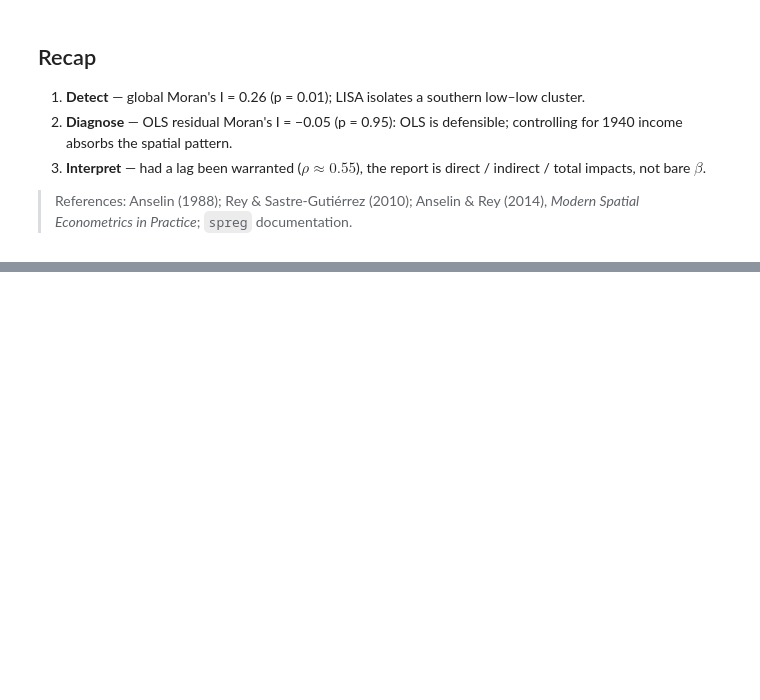
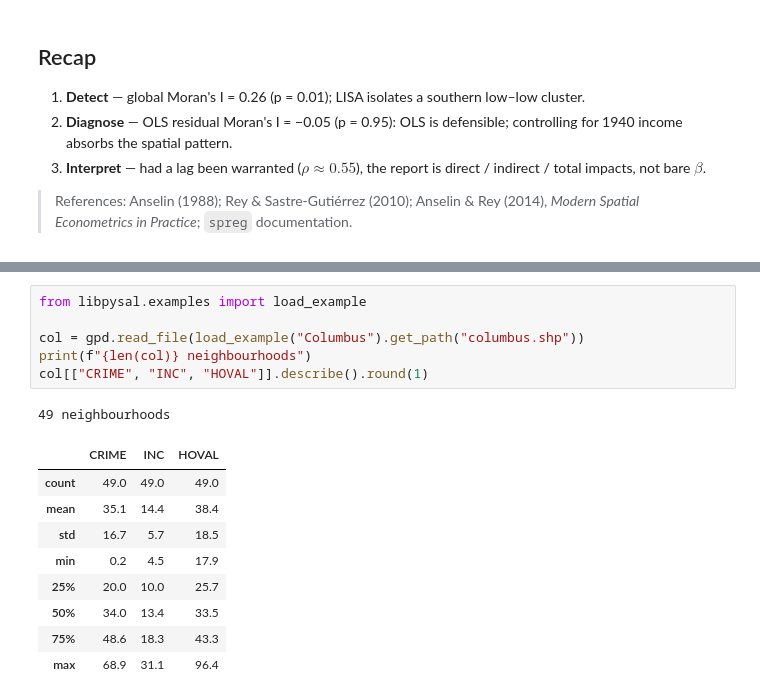
Before and after one commit to rschifan/spatial-unito-26, a Jupyter notebook: notebooks/03_spatial_econonometric_modeling.ipynb, the cells around one changed output, grey strips where cells are left out. Drawn from its saved outputs; the diff is of its cells as text; blank space fills up the shorter version.

```diff
--- a/notebooks/03_spatial_econonometric_modeling.ipynb
+++ b/notebooks/03_spatial_econonometric_modeling.ipynb
@@ -197,0 +224,17 @@ spillover (indirect) piece here is as large as the own-area (direct) effect.
+# %%
+from libpysal.examples import load_example
+
+col = gpd.read_file(load_example("Columbus").get_path("columbus.shp"))
+print(f"{len(col)} neighbourhoods")
+col[["CRIME", "INC", "HOVAL"]].describe().round(1)
+# %% [output]
+49 neighbourhoods
+|  | CRIME | INC | HOVAL |
+| count | 49.0 | 49.0 | 49.0 |
+| mean | 35.1 | 14.4 | 38.4 |
+| std | 16.7 | 5.7 | 18.5 |
+| min | 0.2 | 4.5 | 17.9 |
+| 25% | 20.0 | 10.0 | 25.7 |
+| 50% | 34.0 | 13.4 | 33.5 |
+| 75% | 48.6 | 18.3 | 43.3 |
+| max | 68.9 | 31.1 | 96.4 |
```
Also changed, not shown: parts of 12 cells of this notebook.
